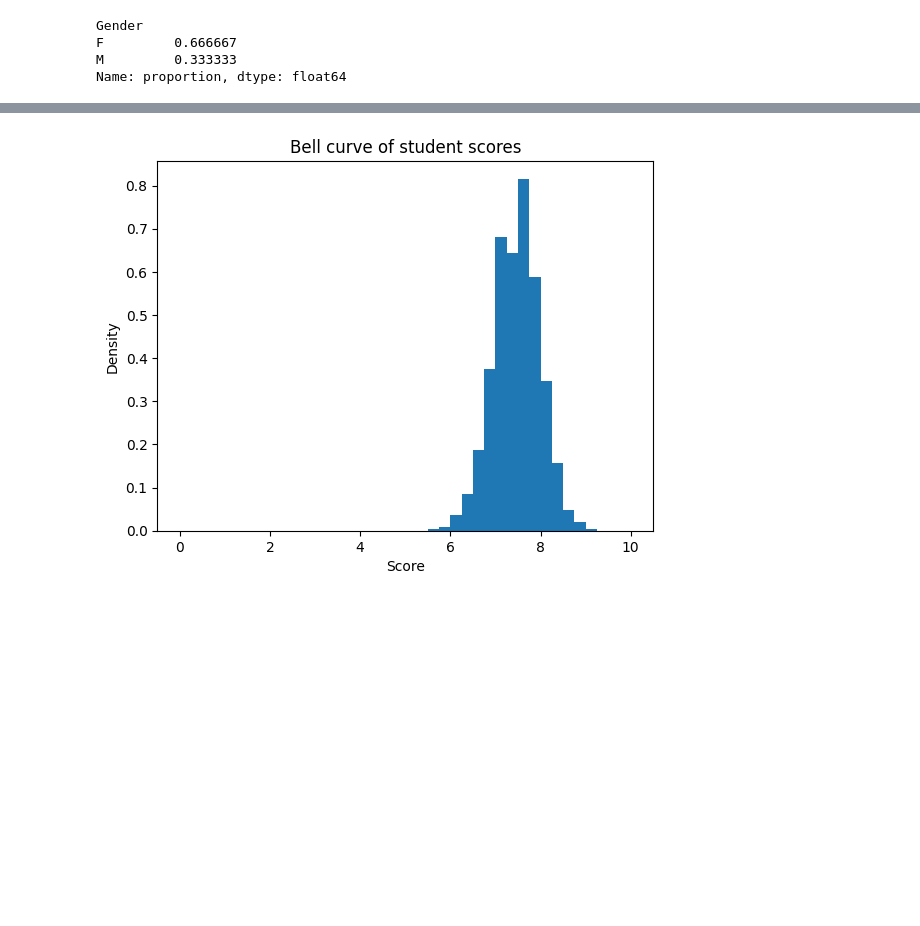
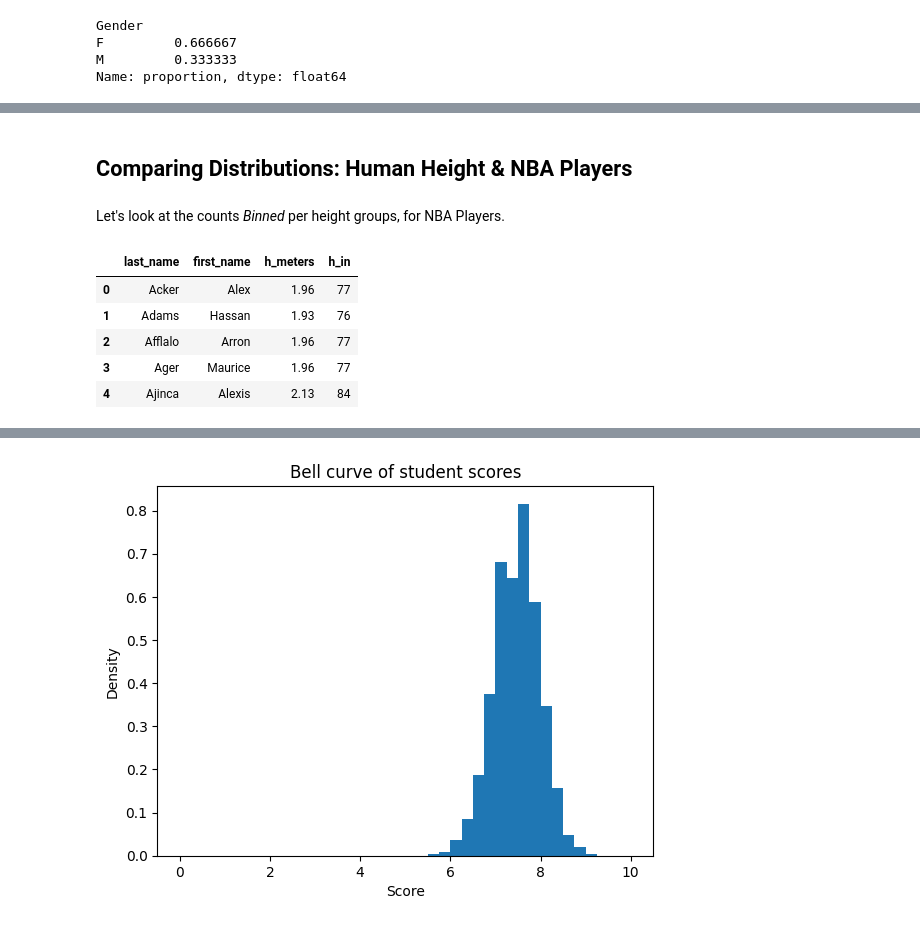
Before and after one commit to HassanAlgoz/data-analytics, a Jupyter notebook: lecture_v2/L04_statistics.ipynb, the cells around one changed output, grey strips where cells are left out. Cells and saved outputs as stored; diff of their text form; code cells hidden in the pictures; blank space fills up the shorter version.

```diff
--- a/lecture_v2/L05_descriptive_statistics.ipynb
+++ b/lecture_v2/L04_statistics.ipynb
@@ -86,0 +33,14 @@ Measures of central tendency provide a summary statistic on the center of a give
+# %% [markdown]
+## Comparing Distributions: Human Height & NBA Players
+# %% [markdown]
+Let's look at the counts *Binned* per height groups, for NBA Players.
+# %%
+df = pd.read_csv('../datasets/nba/nba_heights.csv')
+df.head()
+# %% [output]
+|  | last_name | first_name | h_meters | h_in |
+| 0 | Acker | Alex | 1.96 | 77 |
+| 1 | Adams | Hassan | 1.93 | 76 |
+| 2 | Afflalo | Arron | 1.96 | 77 |
+| 3 | Ager | Maurice | 1.96 | 77 |
+| 4 | Ajinca | Alexis | 2.13 | 84 |
```
Also changed, not shown: parts of 54 cells of this notebook, 7 other files.
